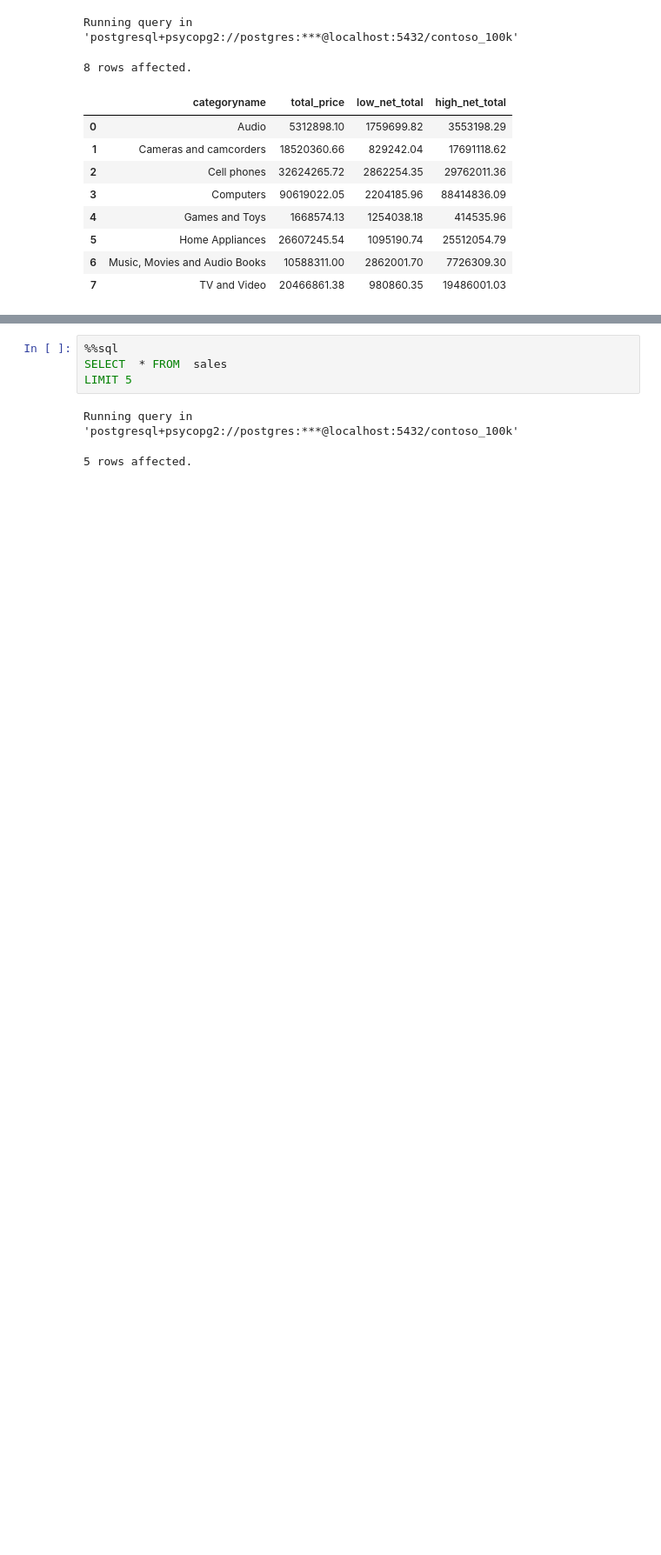
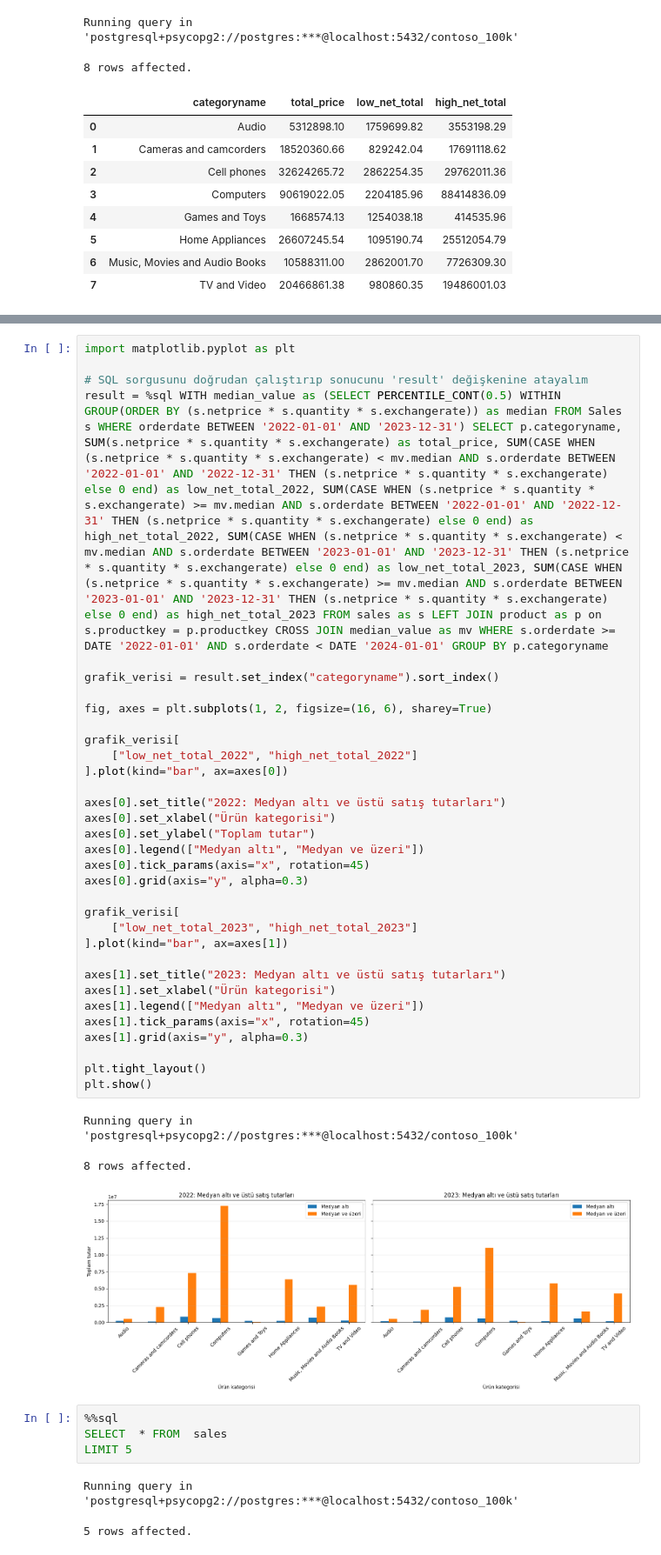
Before and after one commit to ceyhunerdogan11-cloud/ceyhunerdogan11-cloud, a Jupyter notebook: Resources/Blank_SQL_Notebook.ipynb, the cells around one changed output, grey strips where cells are left out. Shown at 87% size. Drawn from its saved outputs; the diff is of its cells as text; blank space fills up the shorter version.

```diff
--- a/Resources/Blank_SQL_Notebook.ipynb
+++ b/Resources/Blank_SQL_Notebook.ipynb
@@ -676,6 +676,43 @@ Running query in 'postgresql+psycopg2://postgres:***@localhost:5432/contoso_100k
 | 5 | Games and Toys | 586502.27 | 231979.63 | 84147.67 | 206103.36 | ... |
 | 6 | Music, Movies and Audio Books | 5170065.41 | 685808.49 | 2303488.80 | 574958.76 | ... |
 | 7 | Computers | 29513080.70 | 624340.42 | 17237873.07 | 590790.31 | ... |
+# %%
+import matplotlib.pyplot as plt
+
+# SQL sorgusunu doğrudan çalıştırıp sonucunu 'result' değişkenine atayalım
+result = %sql WITH median_value as (SELECT PERCENTILE_CONT(0.5) WITHIN GROUP(ORDER BY (s.netprice * s.quantity * s.exchangerate)) as median FROM Sales s WHERE orderdate BETWEEN '2022-01-01' AND '2023-12-31') SELECT p.categoryname, SUM(s.netprice * s.quantity * s.exchangerate) as total_price, SUM(CASE WHEN (s.netprice * s.quantity * s.exchangerate) < mv.median AND s.orderdate BETWEEN '2022-01-01' AND '2022-12-31' THEN (s.netprice * s.quantity * s.exchangerate) else 0 end) as low_net_total_2022, SUM(CASE WHEN (s.netprice * s.quantity * s.exchangerate) >= mv.median AND s.orderdate BETWEEN '2022-01-01' AND '2022-12-31' THEN (s.netprice * s.quantity * s.exchangerate) else 0 end) as high_net_total_2022, SUM(CASE WHEN (s.netprice * s.quantity * s.exchangerate) < mv.median AND s.orderdate BETWEEN '2023-01-01' AND '2023-12-31' THEN (s.netprice * s.quantity * s.exchangerate) else 0 end) as low_net_total_2023, SUM(CASE WHEN (s.netprice * s.quantity * s.exchangerate) >= mv.median AND s.orderdate BETWEEN '2023-01-01' AND '2023-12-31' THEN (s.netprice * s.quantity * s.exchangerate) else 0 end) as high_net_total_2023 FROM sales as s LEFT JOIN product as p on s.productkey = p.productkey CROSS JOIN median_value as mv WHERE s.orderdate >= DATE '2022-01-01' AND s.orderdate < DATE '2024-01-01' GROUP BY p.categoryname
+
+grafik_verisi = result.set_index("categoryname").sort_index()
+
+fig, axes = plt.subplots(1, 2, figsize=(16, 6), sharey=True)
+
+grafik_verisi[
+    ["low_net_total_2022", "high_net_total_2022"]
+].plot(kind="bar", ax=axes[0])
+
+axes[0].set_title("2022: Medyan altı ve üstü satış tutarları")
+axes[0].set_xlabel("Ürün kategorisi")
+axes[0].set_ylabel("Toplam tutar")
+axes[0].legend(["Medyan altı", "Medyan ve üzeri"])
+axes[0].tick_params(axis="x", rotation=45)
+axes[0].grid(axis="y", alpha=0.3)
+
+grafik_verisi[
+    ["low_net_total_2023", "high_net_total_2023"]
+].plot(kind="bar", ax=axes[1])
+
+axes[1].set_title("2023: Medyan altı ve üstü satış tutarları")
+axes[1].set_xlabel("Ürün kategorisi")
+axes[1].legend(["Medyan altı", "Medyan ve üzeri"])
+axes[1].tick_params(axis="x", rotation=45)
+axes[1].grid(axis="y", alpha=0.3)
+
+plt.tight_layout()
+plt.show()
+# %% [output]
+Running query in 'postgresql+psycopg2://postgres:***@localhost:5432/contoso_100k'
+8 rows affected.
+[figure, added]
 # %%
 %%sql
 SELECT  * FROM  sales
```
